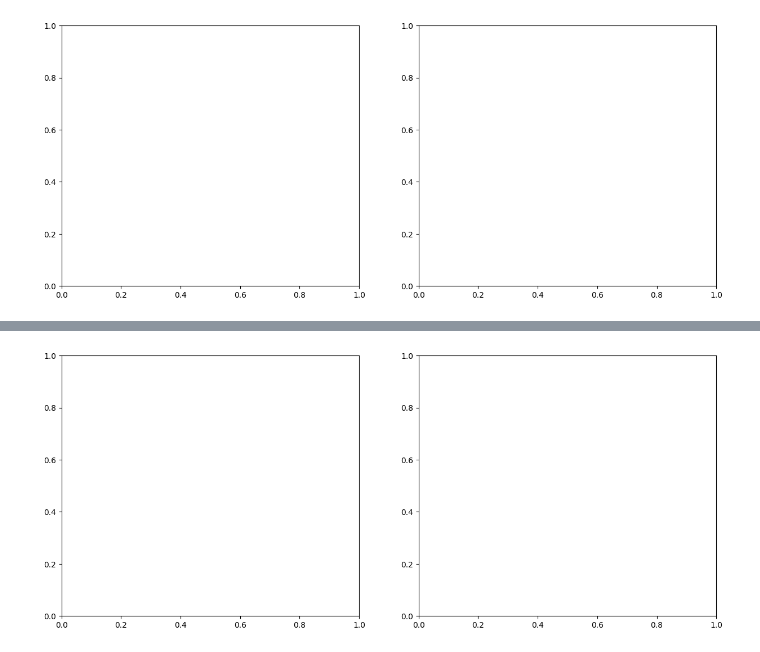
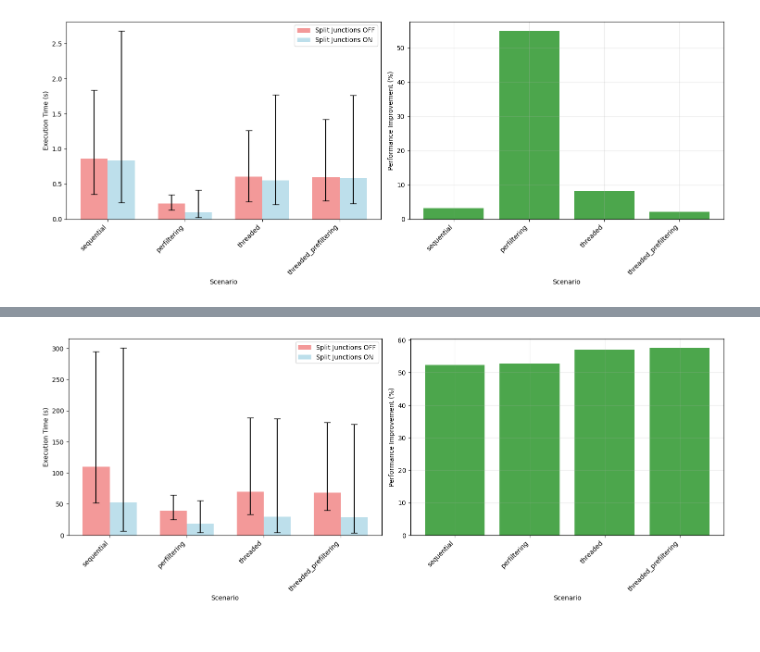
Before and after one commit to leonardgeissler/fainder-demo, a Jupyter notebook: analysis/performance_tests/analysis_optimizer.ipynb, the cells around one changed output, grey strips where cells are left out. Drawn from its saved outputs; the diff is of its cells as text; code cells hidden in the pictures.

```diff
--- a/analysis/performance_tests/analysis_optimizer.ipynb
+++ b/analysis/performance_tests/analysis_optimizer.ipynb
@@ -691,13 +933,61 @@ else:
                             for s in scenarios
                         ]
 
+                        # Get min and max values for error bars
+                        off_mins = [
+                            opt_off[opt_off["scenario"] == s][
+                                "min_execution_time"
+                            ].iloc[0]
+                            if not opt_off[opt_off["scenario"] == s].empty
+                            else 0
+                            for s in scenarios
+                        ]
+                        off_maxs = [
+                            opt_off[opt_off["scenario"] == s][
+                                "max_execution_time"
+                            ].iloc[0]
+                            if not opt_off[opt_off["scenario"] == s].empty
+                            else 0
+                            for s in scenarios
+                        ]
+                        on_mins = [
+                            opt_on[opt_on["scenario"] == s]["min_execution_time"].iloc[
+                                0
+                            ]
+                            if not opt_on[opt_on["scenario"] == s].empty
+                            else 0
+                            for s in scenarios
+                        ]
+                        on_maxs = [
+                            opt_on[opt_on["scenario"] == s]["max_execution_time"].iloc[
+                                0
+                            ]
+                            if not opt_on[opt_on["scenario"] == s].empty
+                            else 0
+                            for s in scenarios
+                        ]
+
+                        # Calculate error bar arrays (lower_error, upper_error)
+                        off_lower_err = [
+                            mean - min_val for mean, min_val in zip(off_means, off_mins)
+                        ]
+                        off_upper_err = [
+                            max_val - mean for mean, max_val in zip(off_means, off_maxs)
+                        ]
+                        on_lower_err = [
+                            mean - min_val for mean, min_val in zip(on_means, on_mins)
+                        ]
+                        on_upper_err = [
+                            max_val - mean for mean, max_val in zip(on_means, on_maxs)
+                        ]
+
                         ax1.bar(
                             x - width / 2,
                             off_means,
                             width,
                             label="Split Junctions OFF",
                             alpha=0.8,
-                            yerr=off_stds,
+                            yerr=[off_lower_err, off_upper_err],
                             capsize=5,
                             color="lightcoral",
                         )
@@ -707,16 +997,16 @@ else:
                             width,
                             label="Split Junctions ON",
                             alpha=0.8,
-                            yerr=on_stds,
+                            yerr=[on_lower_err, on_upper_err],
                             capsize=5,
                             color="lightblue",
                         )
 
                         ax1.set_xlabel("Scenario")
                         ax1.set_ylabel("Execution Time (s)")
-                        ax1.set_title(
-                            f"Split Junctions Impact - {category} - {fainder_mode}"
-                        )
+                        # ax1.set_title(
+                        #     f"Split Junctions Impact - {category} - {fainder_mode}"
+                        # )
                         ax1.set_xticks(x)
                         ax1.set_xticklabels(scenarios, rotation=45, ha="right")
                         ax1.legend()
@@ -747,9 +1037,9 @@ else:
                             )
                             ax2.set_xlabel("Scenario")
                             ax2.set_ylabel("Performance Improvement (%)")
-                            ax2.set_title(
-                                f"Split Junctions Improvement - {category} - {fainder_mode}"
-                            )
+                            # ax2.set_title(
+                            #     f"Split Junctions Improvement - {category} - {fainder_mode}"
+                            # )
                             ax2.set_xticks(range(len(scenario_labels)))
                             ax2.set_xticklabels(
                                 scenario_labels, rotation=45, ha="right"
@@ -784 +1080 @@ else:
-[figure, old version]
+[figure, new version]
@@ -785 +1092 @@ else:
-[figure, old version]
+[figure, new version]
```
Also changed, not shown: parts of 4 cells of this notebook, 3 other files.
